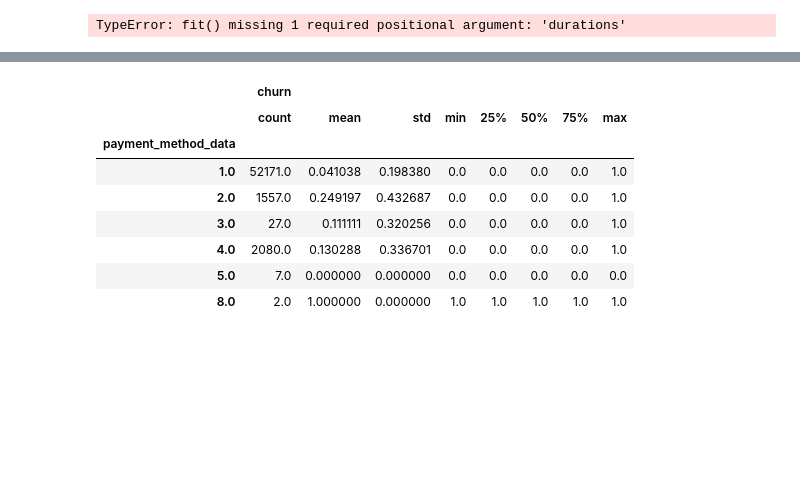
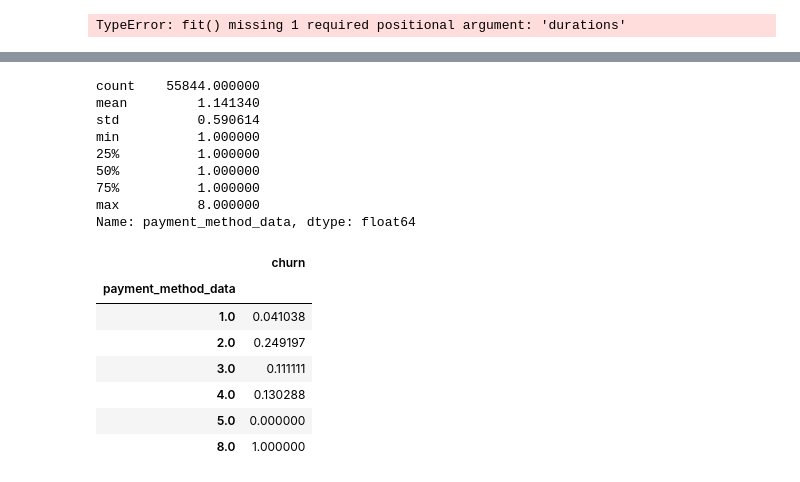
Before and after one commit to DiegoAlves-data/Visual_Studio_Data_Science, a Jupyter notebook: Final_Project/Final_Project_02.ipynb, the cells around one changed output, grey strips where cells are left out. Cells and saved outputs as stored; diff of their text form; code cells hidden in the pictures; blank space fills up the shorter version.

```diff
--- a/Final_Project/Final_Project_02.ipynb
+++ b/Final_Project/Final_Project_02.ipynb
@@ -686,3 +706,0 @@ Name: browser, Length: 59244, dtype: object
-# %%
-data_final['device'] = data_final.apply(replace, axis=1)
-data_final['device']
@@ -702,3 +706,0 @@ Name: device, Length: 59244, dtype: object
-# %%
-data_final['country'] = data_final.apply(replace, axis=1)
-data_final['country']
@@ -718,5 +707,5 @@ Name: country, Length: 59244, dtype: object
 # %%
-teste = data_final.drop(['metadata.sessionCity','metadata.sessionCountryCode', 'metadata.sessionIsp','subscription_gateway_code', 'data','description', 'id','metadata.gateway.name', 'metadata.amount', 'metadata.is_subscription','reference_metadata.sessionCountryName', 'metadata.sessionCountryName', 'reference_metadata.countryAndCity', 'metadata.countryAndCity', 'reference_metadata.deviceCategory', 'metadata.deviceCategory', 'reference_metadata.sessionCity', 'reference_metadata.sessionCountryCode', 'reference_metadata.userAgentName', 'metadata.userAgentName', 'reference_metadata.userWindowResolution', 'metadata.userWindowResolution','metadata.sessionAdminSubDiv2', 'metadata.userLocation.lat', 'metadata.operatingSystemFamily', 'metadata.operatingSystemName', 'metadata.userLocation.lon', 'monthly_plan_charge', 'gateway_organization_id', 'gateway_currency_id', 'gatawey_json_response', 'is_from_webhook', 'is_manual', 'module', 'is_imported', 'ip','payment_method_id', 'frequency_id', 'subscription_cycle_number', 'reference_metadata.userLocation.lon','reference_metadata.userLocation.lat','reference_metadata.operatingSystemFamily','reference_metadata.operatingSystemName', 'currency.id',
+teste = data_final.drop(['level_0','metadata.sessionCity','metadata.sessionCountryCode', 'metadata.sessionIsp','subscription_gateway_code', 'data','description', 'id','metadata.gateway.name', 'metadata.amount', 'metadata.is_subscription','reference_metadata.sessionCountryName', 'metadata.sessionCountryName', 'reference_metadata.countryAndCity', 'metadata.countryAndCity', 'reference_metadata.deviceCategory', 'metadata.deviceCategory', 'reference_metadata.sessionCity', 'reference_metadata.sessionCountryCode', 'reference_metadata.userAgentName', 'metadata.userAgentName', 'reference_metadata.userWindowResolution', 'metadata.userWindowResolution','metadata.sessionAdminSubDiv2', 'metadata.userLocation.lat', 'metadata.operatingSystemFamily', 'metadata.operatingSystemName', 'metadata.userLocation.lon', 'monthly_plan_charge', 'gateway_organization_id', 'gateway_currency_id', 'gatawey_json_response', 'is_from_webhook', 'is_manual', 'module', 'is_imported', 'ip','payment_method_id', 'frequency_id', 'subscription_cycle_number', 'reference_metadata.userLocation.lon','reference_metadata.userLocation.lat','reference_metadata.operatingSystemFamily','reference_metadata.operatingSystemName', 'currency.id',
        'currency.name', 'currency.code', 'currency.symbol'], axis=1)
 # %%
 teste.head()
@@ -733,8 +733,10 @@ data_final = teste.copy()
 # %%
-data_final.columns = ['index_x', 'lead_idd', 'person_id', 'organization_idd', 'event_id',
+#renomeando as colunas
+data_final.columns = ['index_x', 'lead_id', 'person_id', 'organization_id', 'event_id',
        'is_subscription', 'amount', 'conversion_amount', 'state', 'status',
        'created_at', 'updated_at', 'next_payment_date', 'organization_id',
-       'is_intent', 'payment_method', 'rng', 'amount', 'conversion_amount',
-       'payment_method_data', 'gateway', 'is_subscription',
-       'currency.conversion_amount', 'operating_system', 'index_y', 'churn']
+       'is_intent', 'payment_method', 'rng', 'amount_data', 'conversion_amount_data',
+       'payment_method_data', 'gateway_data', 'is_subscription_data',
+       'currency.conversion_amount_data', 'operating_system_data', 'window_resolution_data',
+       'browser_data', 'device_data', 'country_data', 'index_y', 'churn']
 # %%
@@ -763,12 +762,23 @@ rates.iplot(kind = 'line')
+# %%
+data_final['payment_method_data'].describe()
+# %% [output]
+count    55844.000000
+mean         1.141340
+std          0.590614
+min          1.000000
+25%          1.000000
+50%          1.000000
+75%          1.000000
+max          8.000000
+Name: payment_method_data, dtype: float64
 # %%
-data_final.groupby('payment_method_data').describe()[['churn']]
+data_final.groupby('payment_method_data').mean()[['churn']]
 # %% [output]
-|  | churn |  |  |  |  |  |  |  |
-|  | count | mean | std | min | 25% | 50% | 75% | max |
-| payment_method_data |  |  |  |  |  |  |  |  |
-| 1.0 | 52171.0 | 0.041038 | 0.198380 | 0.0 | 0.0 | 0.0 | 0.0 | 1.0 |
-| 2.0 | 1557.0 | 0.249197 | 0.432687 | 0.0 | 0.0 | 0.0 | 0.0 | 1.0 |
-| 3.0 | 27.0 | 0.111111 | 0.320256 | 0.0 | 0.0 | 0.0 | 0.0 | 1.0 |
-| 4.0 | 2080.0 | 0.130288 | 0.336701 | 0.0 | 0.0 | 0.0 | 0.0 | 1.0 |
-| 5.0 | 7.0 | 0.000000 | 0.000000 | 0.0 | 0.0 | 0.0 | 0.0 | 0.0 |
-| 8.0 | 2.0 | 1.000000 | 0.000000 | 1.0 | 1.0 | 1.0 | 1.0 | 1.0 |
+|  | churn |
+| payment_method_data |  |
+| 1.0 | 0.041038 |
+| 2.0 | 0.249197 |
+| 3.0 | 0.111111 |
+| 4.0 | 0.130288 |
+| 5.0 | 0.000000 |
+| 8.0 | 1.000000 |
```
Also changed, not shown: parts of 47 cells of this notebook.
